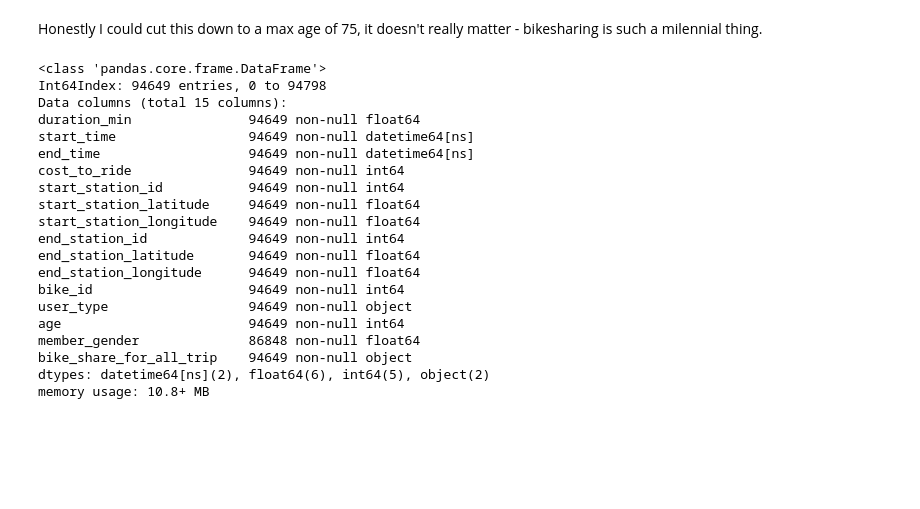
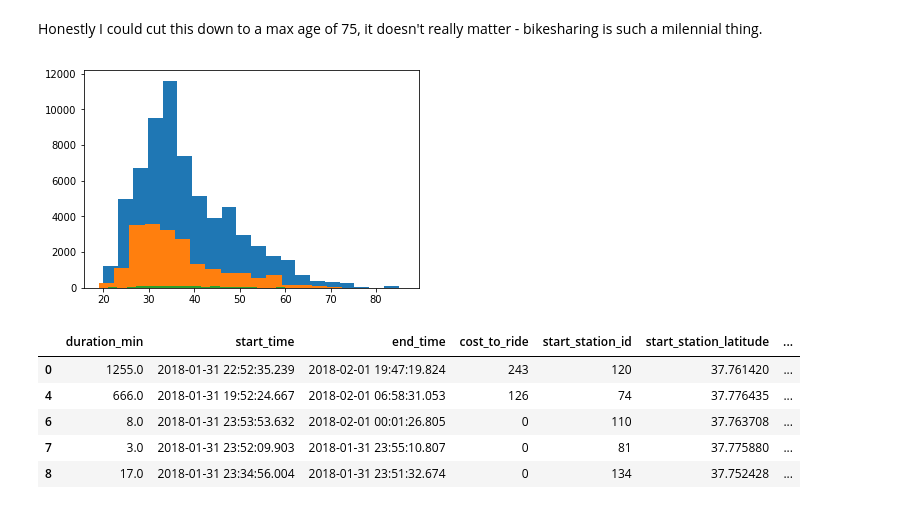
Before and after one commit to rileypredum/lyft_analysis, a Jupyter notebook: dev_df_data_cleaning.ipynb, the cells around one changed output. Cells and saved outputs as stored; diff of their text form; code cells hidden in the pictures; blank space fills up the shorter version.

```diff
--- a/dev_df_data_cleaning.ipynb
+++ b/dev_df_data_cleaning.ipynb
@@ -141,29 +142,24 @@ plt.hist(x=age, bins = 15);
 # %% [markdown]
 Honestly I could cut this down to a max age of 75, it doesn't really matter - bikesharing is such a milennial thing.
-# %%
-# try to get rid of the null values in gender
-
-test = dev_df['member_gender']
-
-dev_df.info()
-# %% [output]
-<class 'pandas.core.frame.DataFrame'>
-Int64Index: 94649 entries, 0 to 94798
-Data columns (total 15 columns):
-duration_min               94649 non-null float64
-start_time                 94649 non-null datetime64[ns]
-end_time                   94649 non-null datetime64[ns]
-cost_to_ride               94649 non-null int64
-start_station_id           94649 non-null int64
-start_station_latitude     94649 non-null float64
-start_station_longitude    94649 non-null float64
-end_station_id             94649 non-null int64
-end_station_latitude       94649 non-null float64
-end_station_longitude      94649 non-null float64
-bike_id                    94649 non-null int64
-user_type                  94649 non-null object
-age                        94649 non-null int64
-member_gender              86848 non-null float64
-bike_share_for_all_trip    94649 non-null object
-dtypes: datetime64[ns](2), float64(6), int64(5), object(2)
-memory usage: 10.8+ MB
+# %%
+# take a look at the distribution by gender below
+
+men = dev_df[dev_df['member_gender'] == 0.0]['age']
+women = dev_df[dev_df['member_gender'] == 1.0]['age']
+other = dev_df[dev_df['member_gender'] == 2.0]['age']
+
+plt.hist(x=men, bins = 20)
+plt.hist(x=women, bins = 20)
+plt.hist(x=other, bins = 20)
+plt.show();
+# %% [output]
+[figure, added]
+# %%
+dev_df.head()
+# %% [output]
+|  | duration_min | start_time | end_time | cost_to_ride | start_station_id | start_station_latitude | ... |
+| 0 | 1255.0 | 2018-01-31 22:52:35.239 | 2018-02-01 19:47:19.824 | 243 | 120 | 37.761420 | ... |
+| 4 | 666.0 | 2018-01-31 19:52:24.667 | 2018-02-01 06:58:31.053 | 126 | 74 | 37.776435 | ... |
+| 6 | 8.0 | 2018-01-31 23:53:53.632 | 2018-02-01 00:01:26.805 | 0 | 110 | 37.763708 | ... |
+| 7 | 3.0 | 2018-01-31 23:52:09.903 | 2018-01-31 23:55:10.807 | 0 | 81 | 37.775880 | ... |
+| 8 | 17.0 | 2018-01-31 23:34:56.004 | 2018-01-31 23:51:32.674 | 0 | 134 | 37.752428 | ... |
```
Also changed, not shown: parts of 3 cells of this notebook.
